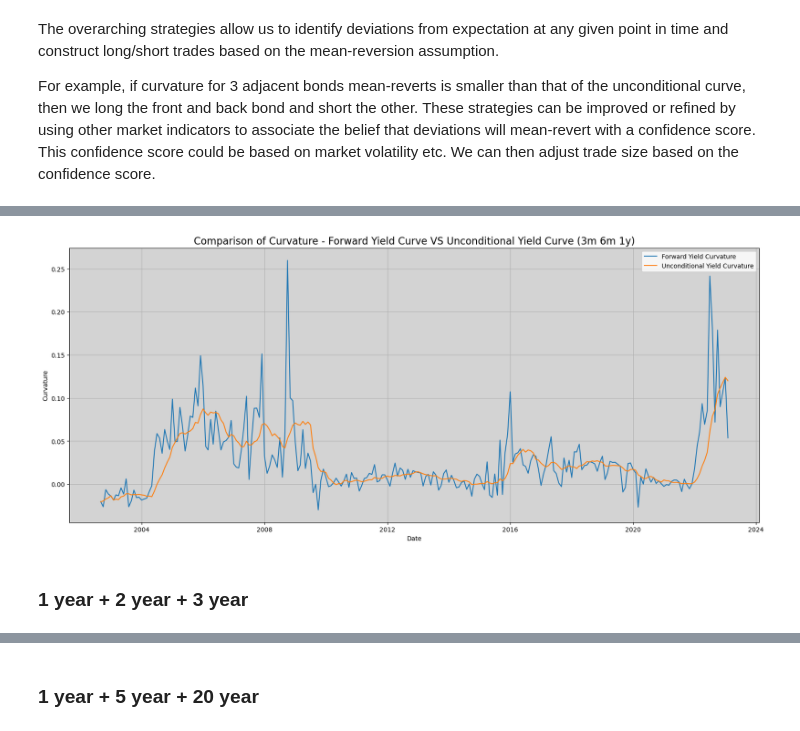
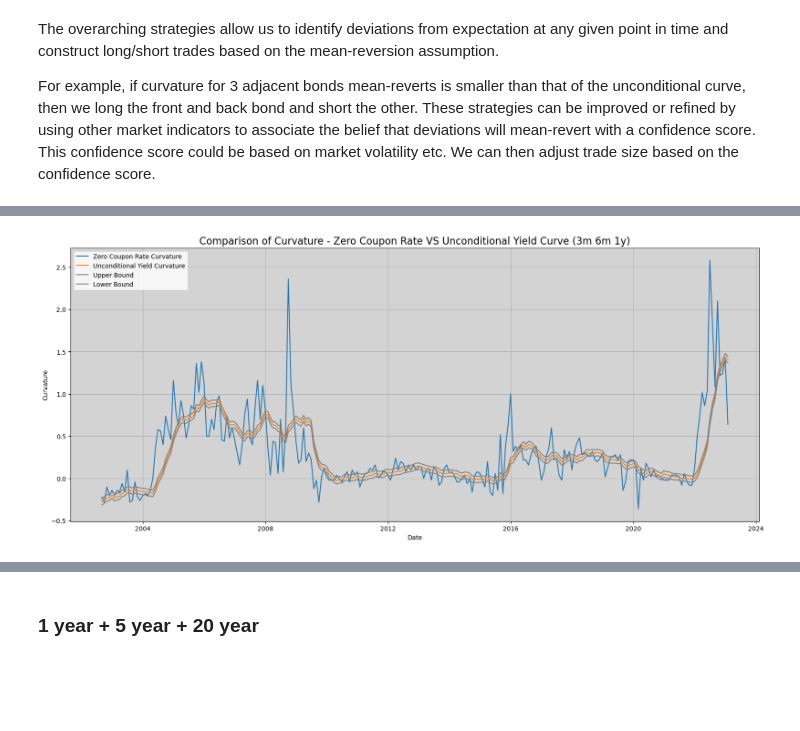
Before and after one commit to zym20000325/MeanRevertingYieldCurve, a Jupyter notebook: main.ipynb, the cells around one changed output, grey strips where cells are left out. Saved outputs shown, nothing was run; the diff lists cells and outputs as text; code cells hidden in the pictures; blank space fills up the shorter version.

```diff
--- a/main.ipynb
+++ b/main.ipynb
@@ -113,7 +132,7 @@ Three different methods are used to calculate the unconditional curve so that we
 
 These methods are motivated from the Predictive Regression homework.
 # %%
-df_uncon_average = unconditional_average(df_forward)
-df_uncon_boxcar = unconditional_boxcar(df_forward, window = 10)
-df_uncon_exp_decay = unconditional_exponential_decay(df_forward, decay_coefficient = 0.1)
-df_uncon_exp_decay2 = unconditional_exponential_decay(df_forward, decay_coefficient = 0.1, window = 20)
+df_uncon_average = unconditional_average(df_zero)
+df_uncon_boxcar = unconditional_boxcar(df_zero, window = 10)
+df_uncon_exp_decay = unconditional_exponential_decay(df_zero, decay_coefficient = 0.1)
+df_uncon_exp_decay2 = unconditional_exponential_decay(df_zero, decay_coefficient = 0.1, window = 20)
@@ -154,0 +180,4 @@ df_curvature.head()
+# %%
+# df_curvature = three_bond_curvature(df_forward, df_uncon_boxcar, ['3m','6m','1y'], bound = 0.25, rate='f')
+df_curvature = three_bond_curvature(df_zero, df_uncon_boxcar, ['3m','6m','1y'], bound = 0.25, rate='z')
+df_curvature.head()
@@ -155,4 +192,4 @@ df_curvature.head()
 # %%
-plot_curvature(df_curvature, '3m 6m 1y')
+plot_curvature(df_curvature, '3m 6m 1y',rate='z',bound=True)
 # %% [output]
-[figure, old version]
+[figure, new version]
@@ -206,2 +195,0 @@ def trade(df_forward, df_uncon, three_bonds):
-# %% [markdown]
-### 1 year + 2 year + 3 year
```
Also changed, not shown: parts of 16 cells of this notebook, 1 other file.
